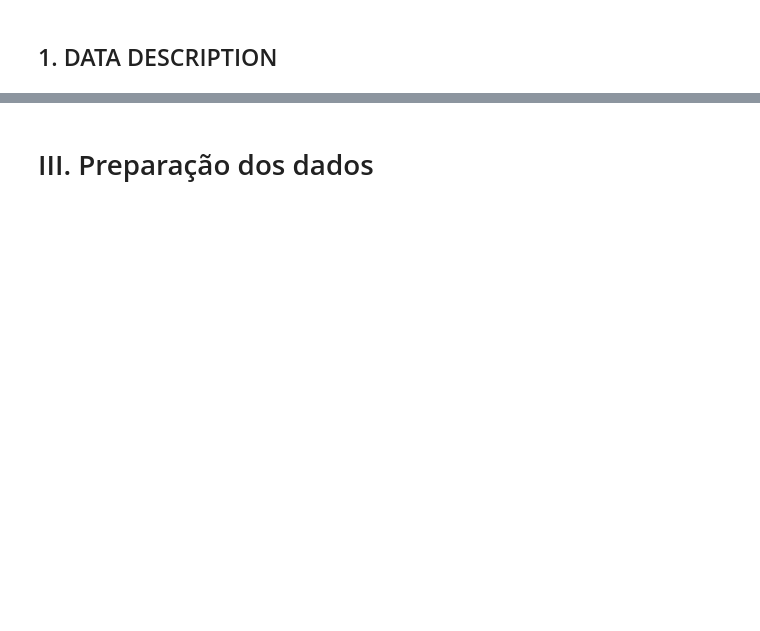
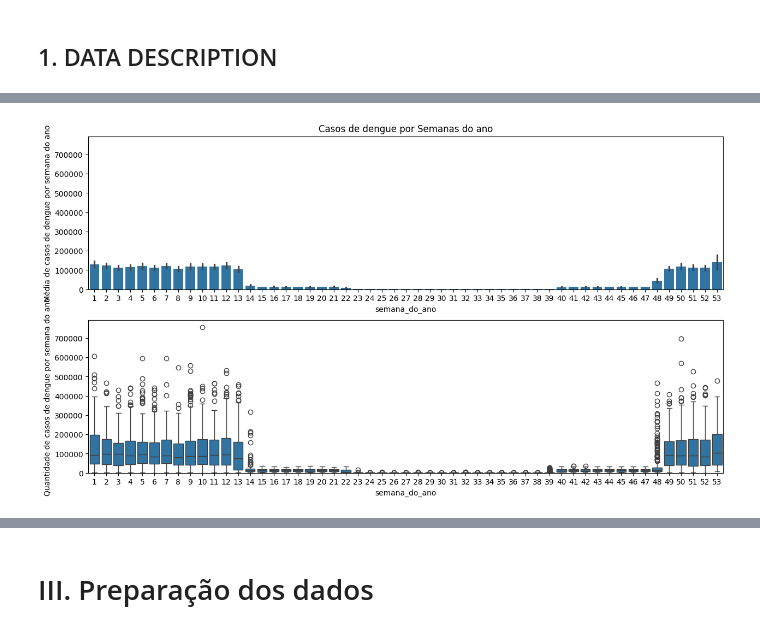
Before and after one commit to paulawehdorn/prever_casos_de_dengue, a Jupyter notebook: notebooks/Hackday_8_melhor.ipynb, the cells around one changed output, grey strips where cells are left out. Drawn from its saved outputs; the diff is of its cells as text; code cells hidden in the pictures; blank space fills up the shorter version.

```diff
--- a/notebooks/Hackday_8_melhor.ipynb
+++ b/notebooks/Hackday_8_melhor.ipynb
@@ -504,0 +443,11 @@ plt.show()
+# %%
+# Casos de dengue por semana_do_ano é uma variável em que a média se distancia muito dos outliers e até do q3
+fig, ax = plt.subplots(2, 1, sharey=True, figsize=(15, 8))
+sns.barplot(data=df, x='semana_do_ano', y='casos_de_dengue', ax=ax[0])
+ax[0].set_title('Casos de dengue por Semanas do ano')
+ax[0].set_ylabel('Média de casos de dengue por semana do ano')
+sns.boxplot(data=df, x='semana_do_ano', y='casos_de_dengue', ax=ax[1])
+ax[1].set_ylabel('Quantidade de casos de dengue por semana do ano')
+plt.show()
+# %% [output]
+[figure, added]
```
Also changed, not shown: parts of 202 cells of this notebook, 3 other files.
